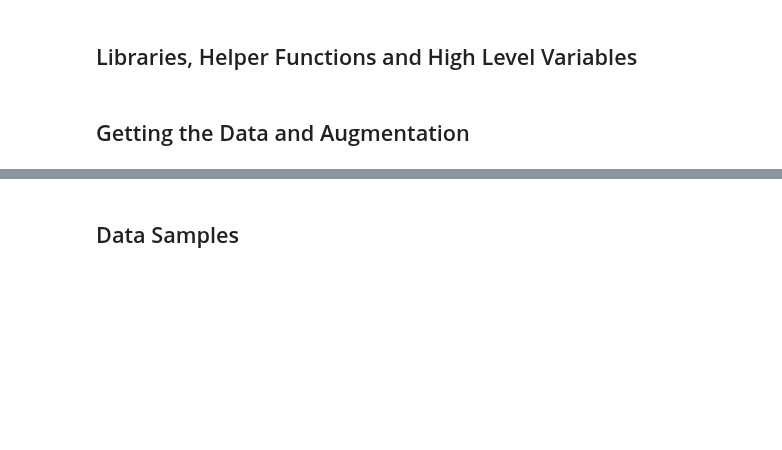
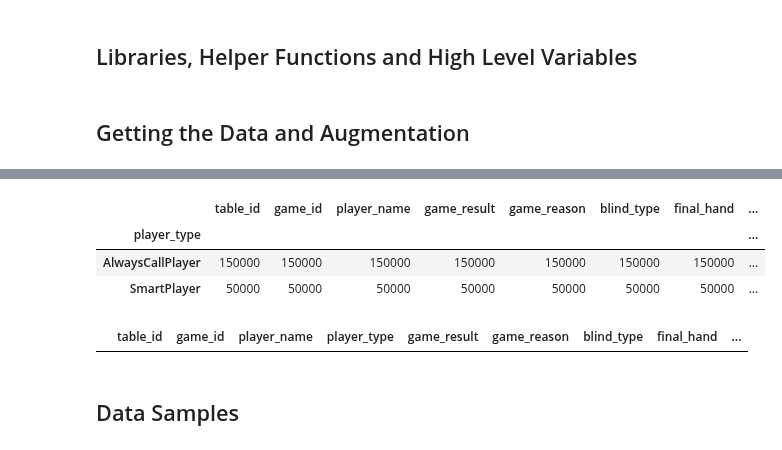
Before and after one commit to Silber8806/PokerPro, a Jupyter notebook: source_code/analysis/Poker Simulation Analysis.ipynb, the cells around one changed output, grey strips where cells are left out. Drawn from its saved outputs; the diff is of its cells as text; code cells hidden in the pictures; blank space fills up the shorter version.

```diff
--- a/source_code/analysis/Poker Simulation Analysis.ipynb
+++ b/source_code/analysis/Poker Simulation Analysis.ipynb
@@ -61,3 +79,14 @@ hands = pd.merge(hands_base,games)
+# %%
+games.groupby('player_type').count()
+# %% [output]
+|  | table_id | game_id | player_name | game_result | game_reason | blind_type | final_hand | ... |
+| player_type |  |  |  |  |  |  |  | ... |
+| AlwaysCallPlayer | 150000 | 150000 | 150000 | 150000 | 150000 | 150000 | 150000 | ... |
+| SmartPlayer | 50000 | 50000 | 50000 | 50000 | 50000 | 50000 | 50000 | ... |
+# %%
+games[(games['game_result']=='won') & (games['player_type']=='ConservativePlayer')]
+# %% [output]
+|  | table_id | game_id | player_name | player_type | game_result | game_reason | blind_type | final_hand | ... |
 # %% [markdown]
 ## Data Samples
 # %% [markdown]
```
Also changed, not shown: parts of 1 cell of this notebook, 1 other file.
